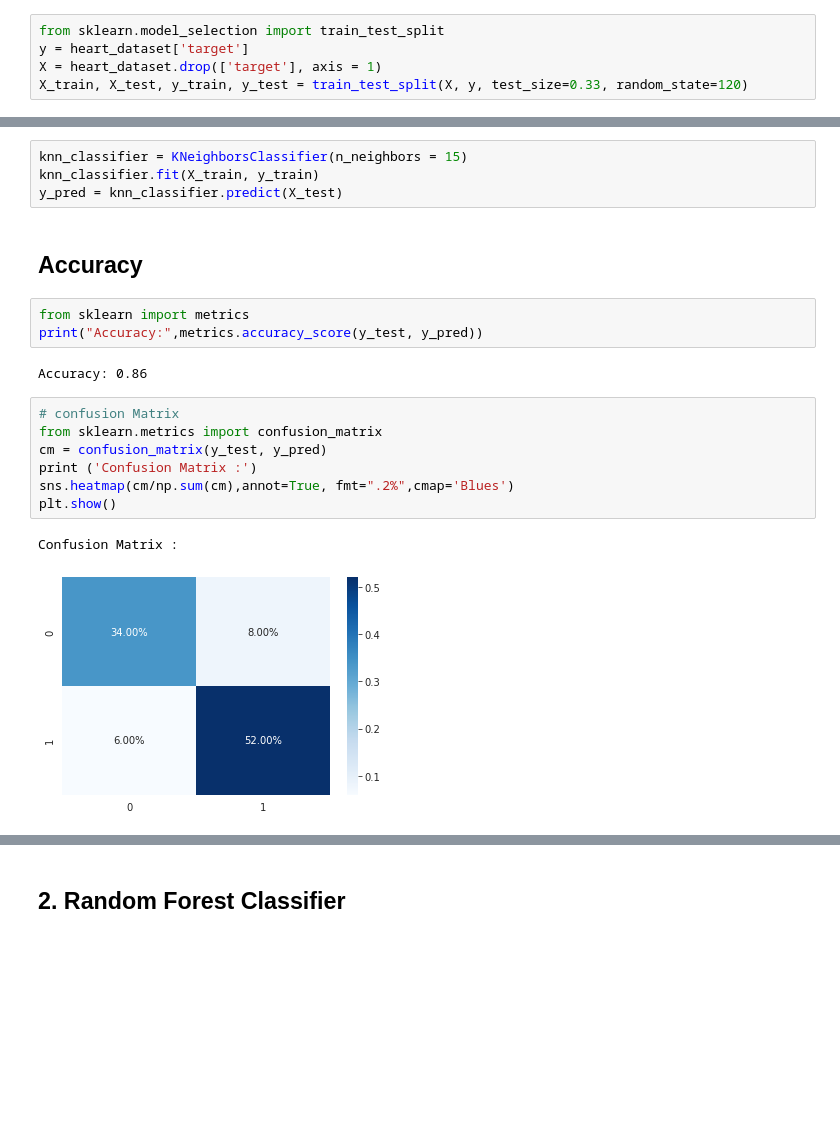
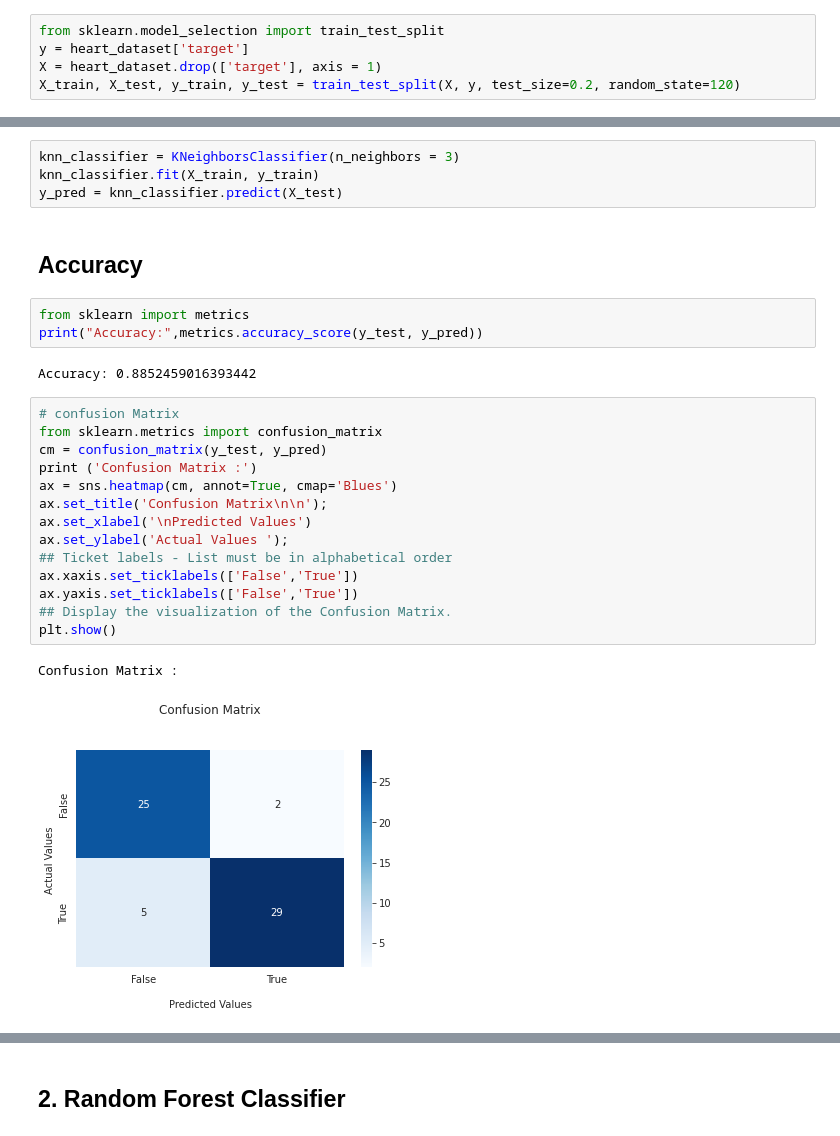
Before and after one commit to Zadak-H/Heart_Attack_Prediction, a Jupyter notebook: Heart_attack_prediction_classification.ipynb, the cells around one changed output, grey strips where cells are left out. Cells and saved outputs as stored; diff of their text form; blank space fills up the shorter version.

```diff
--- a/Heart_attack_prediction_classification.ipynb
+++ b/Heart_attack_prediction_classification.ipynb
@@ -198,11 +198,11 @@ heart_dataset.head()
 from sklearn.model_selection import train_test_split
 y = heart_dataset['target']
 X = heart_dataset.drop(['target'], axis = 1)
-X_train, X_test, y_train, y_test = train_test_split(X, y, test_size=0.33, random_state=120)
+X_train, X_test, y_train, y_test = train_test_split(X, y, test_size=0.2, random_state=120)
 # %% [markdown]
 ## 1. KNeighborsClassifier
 # %%
-knn_classifier = KNeighborsClassifier(n_neighbors = 15)
+knn_classifier = KNeighborsClassifier(n_neighbors = 3)
 knn_classifier.fit(X_train, y_train)
 y_pred = knn_classifier.predict(X_test)
 # %% [markdown]
@@ -211,17 +211,24 @@ y_pred = knn_classifier.predict(X_test)
 from sklearn import metrics
 print("Accuracy:",metrics.accuracy_score(y_test, y_pred))
 # %% [output]
-Accuracy: 0.86
+Accuracy: 0.8852459016393442
 # %%
 # confusion Matrix
 from sklearn.metrics import confusion_matrix
 cm = confusion_matrix(y_test, y_pred)
 print ('Confusion Matrix :')
-sns.heatmap(cm/np.sum(cm),annot=True, fmt=".2%",cmap='Blues')
+ax = sns.heatmap(cm, annot=True, cmap='Blues')
+ax.set_title('Confusion Matrix\n\n');
+ax.set_xlabel('\nPredicted Values')
+ax.set_ylabel('Actual Values ');
+## Ticket labels - List must be in alphabetical order
+ax.xaxis.set_ticklabels(['False','True'])
+ax.yaxis.set_ticklabels(['False','True'])
+## Display the visualization of the Confusion Matrix.
 plt.show()
 # %% [output]
 Confusion Matrix :
-[figure, old version]
+[figure, new version]
 # %%
 # Classification Report
 from sklearn.metrics import classification_report
```
Also changed, not shown: parts of 34 cells of this notebook.
